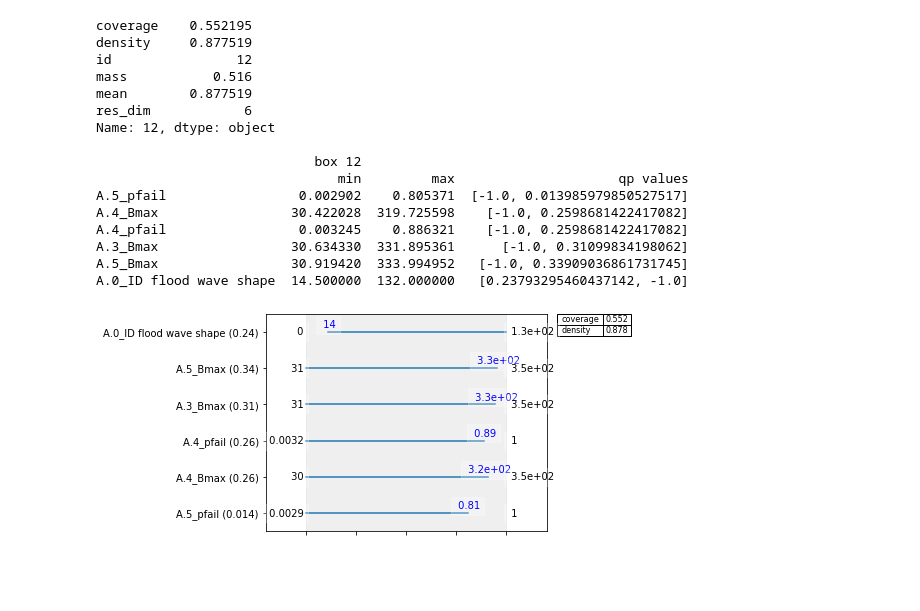
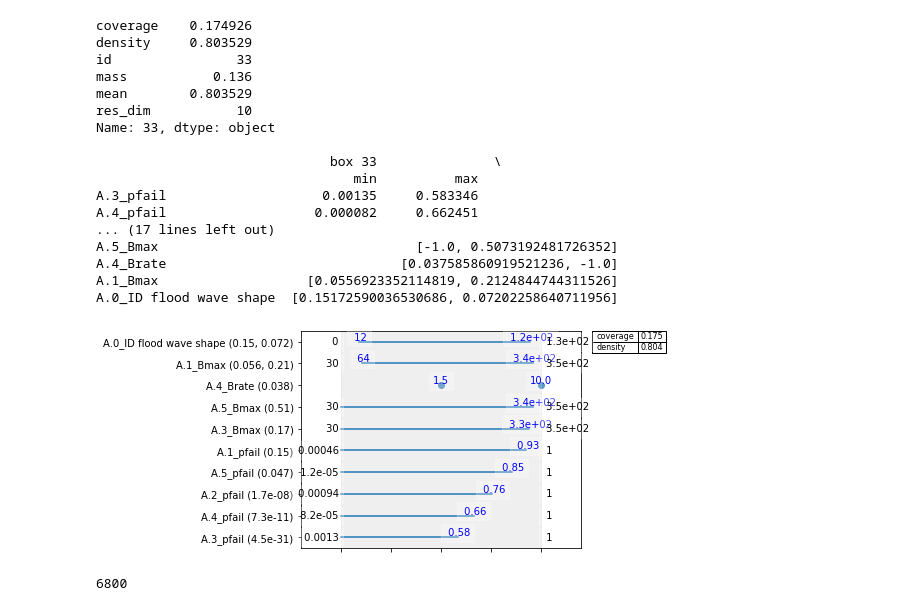
Before and after one commit to floristevito/EPA1361, a Jupyter notebook: lab_sessions/final assignment/ANALYSIS_02_PRIM.ipynb, the cells around one changed output. Drawn from its saved outputs; the diff is of its cells as text; code cells hidden in the pictures; blank space fills up the shorter version.

```diff
--- a/lab_sessions/final assignment/ANALYSIS_02_PRIM.ipynb
+++ b/lab_sessions/final assignment/ANALYSIS_02_PRIM.ipynb
@@ -37,25 +37,26 @@ plt.show()
 # %%
 # inspect box
-box1.inspect(12)
-box1.inspect(12, style='graph')
+box1.inspect(33)
+box1.inspect(33, style='graph')
 plt.show()
 # %% [output]
-coverage    0.552195
-density     0.877519
-id                12
-mass           0.516
-mean        0.877519
-res_dim            6
-Name: 12, dtype: object
+coverage    0.174926
+density     0.803529
+id                33
+mass           0.136
+mean        0.803529
+res_dim           10
+Name: 33, dtype: object
 
-                            box 12
-                               min         max                     qp values
-A.5_pfail                 0.002902    0.805371  [-1.0, 0.013985979850527517]
-A.4_Bmax                 30.422028  319.725598    [-1.0, 0.2598681422417082]
-A.4_pfail                 0.003245    0.886321    [-1.0, 0.2598681422417082]
-A.3_Bmax                 30.634330  331.895361      [-1.0, 0.31099834198062]
-A.5_Bmax                 30.919420  333.994952   [-1.0, 0.33909036861731745]
-A.0_ID flood wave shape  14.500000  132.000000   [0.23793295460437142, -1.0]
+                              box 33               \
+                                 min          max
+A.3_pfail                    0.00135     0.583346
+A.4_pfail                   0.000082     0.662451
+... (17 lines left out)
+A.5_Bmax                                 [-1.0, 0.5073192481726352]
+A.4_Brate                              [0.037585860919521236, -1.0]
+A.1_Bmax                   [0.0556923352114819, 0.2124844744311526]
+A.0_ID flood wave shape  [0.15172590036530686, 0.07202258640711956]
-[figure, old version]
+[figure, new version]
 # %%
 # select box with making trade-off
@@ -76,3 +77,7 @@ import pickle
 
 with open('ANALYSIS_results/02_PRIM_scenarios.txt', 'wb') as file:
     pickle.dump(scenarios_w, file)
+# %%
+len(scenarios_w)
+# %% [output]
+6800
```
Also changed, not shown: parts of 2 cells of this notebook, 1 other file.
